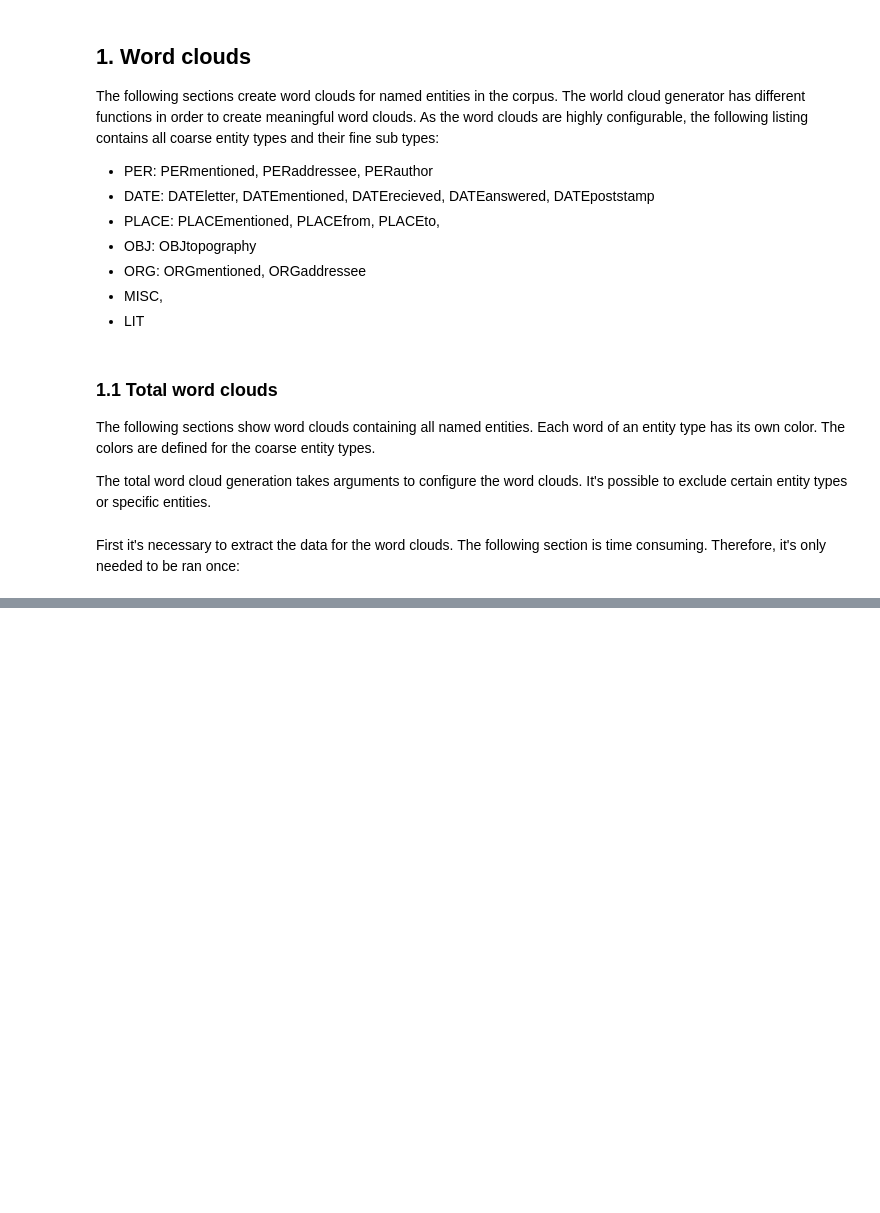
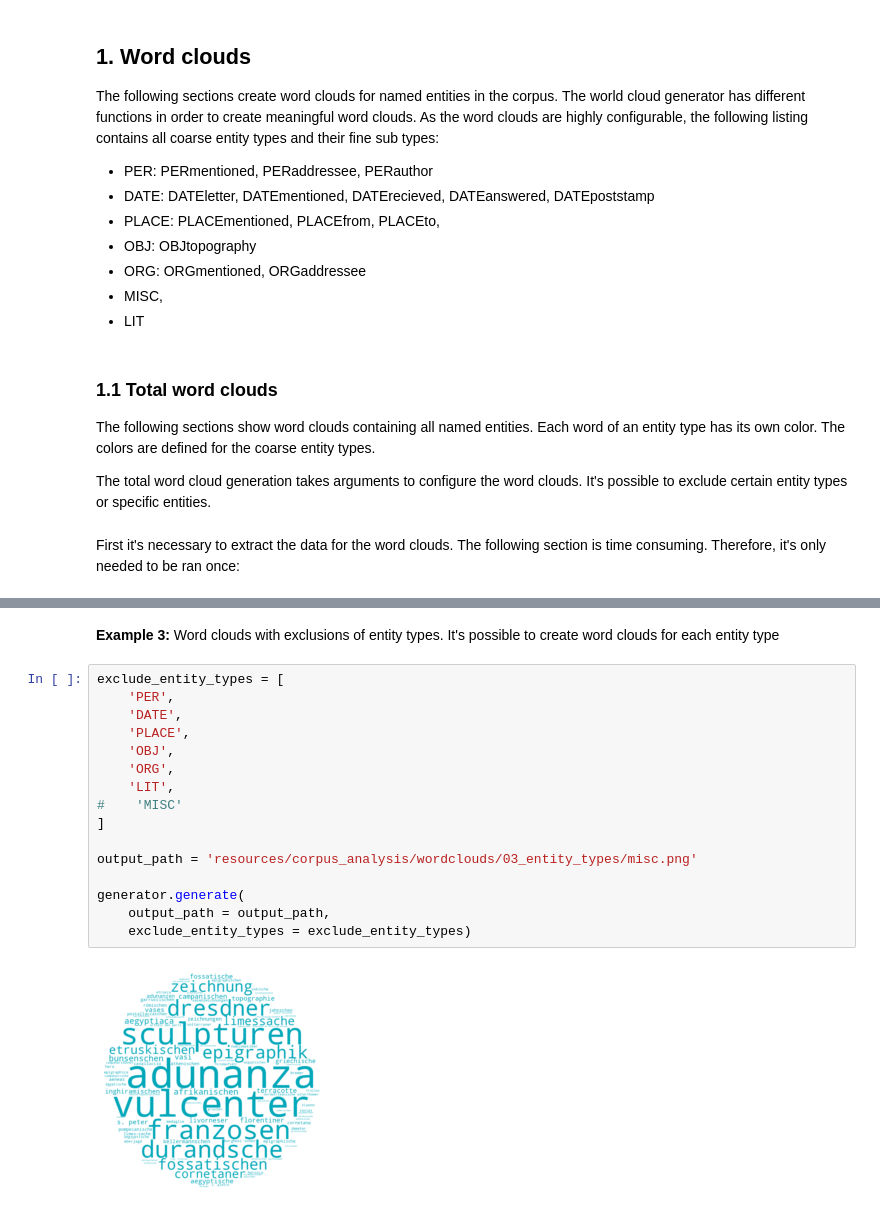
Before and after one commit to dainst/gelehrtenkorrespondenz-21, a Jupyter notebook: notebooks/corpus_analysis.ipynb, the cells around one changed output, grey strips where cells are left out. Cells and saved outputs as stored; diff of their text form; blank space fills up the shorter version.

```diff
--- a/notebooks/corpus_analysis.ipynb
+++ b/notebooks/corpus_analysis.ipynb
@@ -143,0 +67,21 @@ generator.generate(file_path = file_path)
+# %% [markdown]
+**Example 3:**
+Word clouds with exclusions of entity types. It's possible to create word clouds for each entity type
+# %%
+exclude_entity_types = [
+    'PER',
+    'DATE',
+    'PLACE',
+    'OBJ',
+    'ORG',
+    'LIT',
+#    'MISC'
+]
+
+output_path = 'resources/corpus_analysis/wordclouds/03_entity_types/misc.png'
+
+generator.generate(
+    output_path = output_path,
+    exclude_entity_types = exclude_entity_types)
+# %% [output]
+[figure, added]
```
Also changed, not shown: parts of 43 cells of this notebook, 36 other files.
